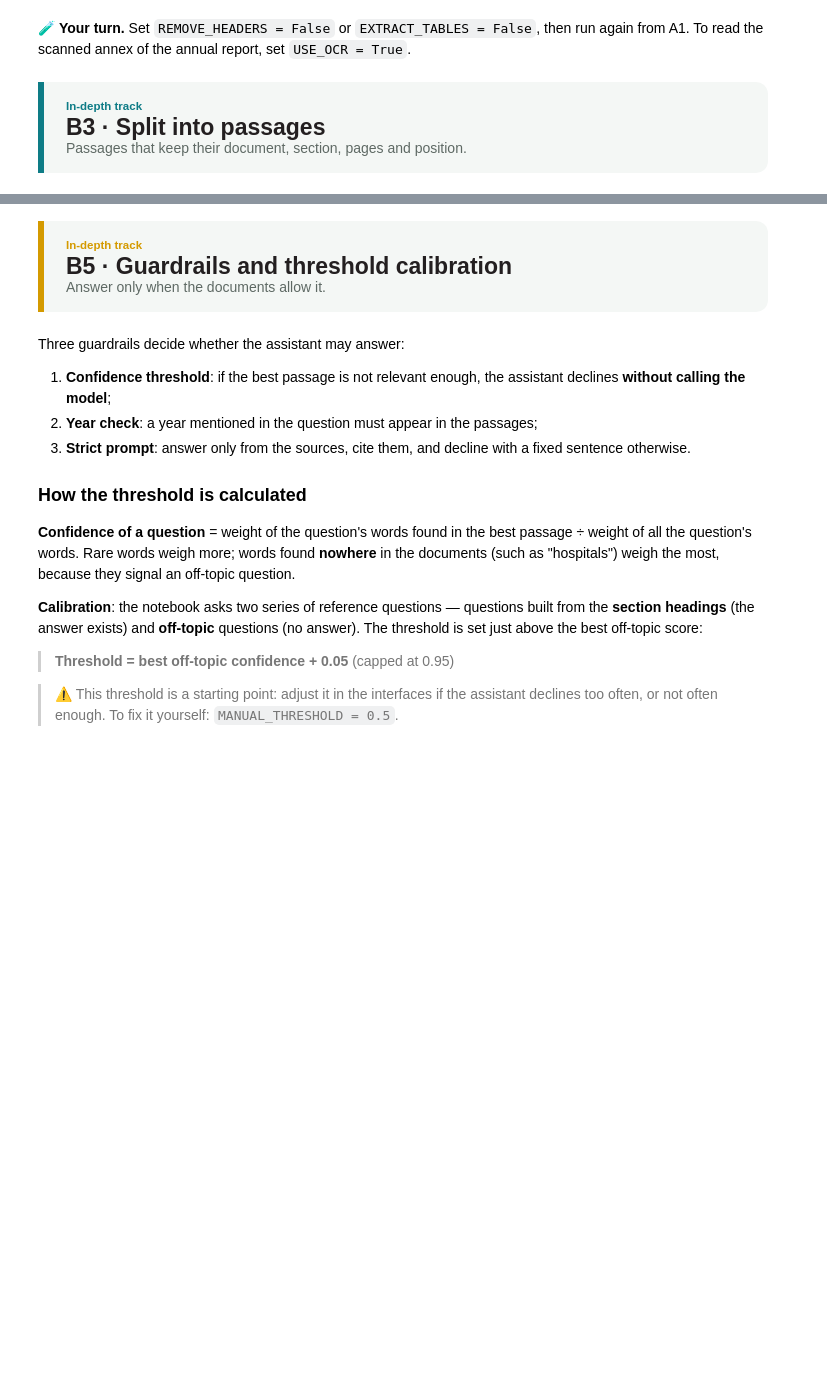
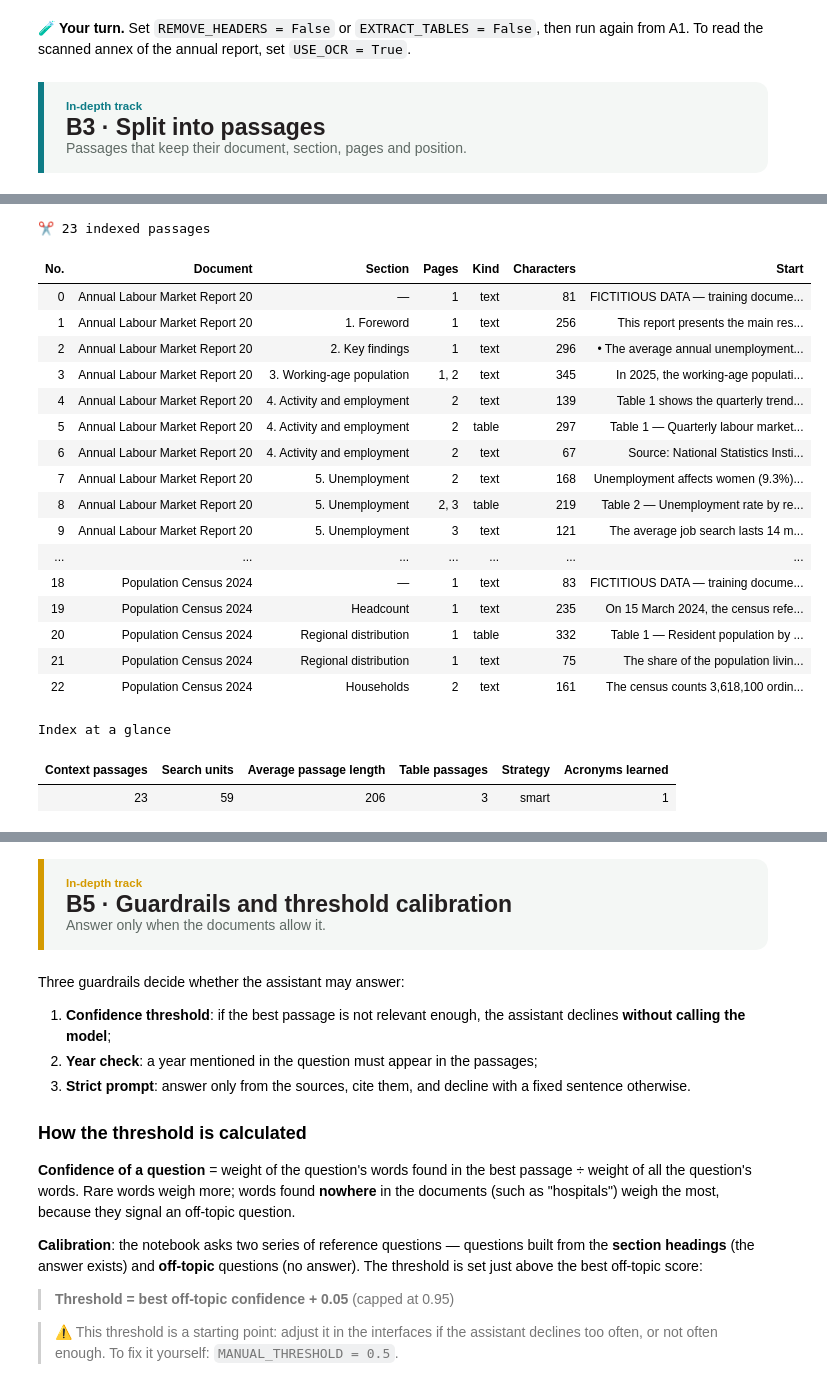
Before and after one commit to datainnov4africa-web/stg17-workshop, a Jupyter notebook: docs/downloads/Day1/1430_hands-on-part-1_EN.ipynb, the cells around one changed output, grey strips where cells are left out. Saved outputs shown, nothing was run; the diff lists cells and outputs as text; code cells hidden in the pictures; blank space fills up the shorter version.

```diff
--- a/docs/downloads/Day1/1430_hands-on-part-1_EN.ipynb
+++ b/docs/downloads/Day1/1430_hands-on-part-1_EN.ipynb
@@ -1685,5 +2683,36 @@ A passage never mixes **two documents** or **two sections**. It groups whole sen
 # %%
-show_table(pd.DataFrame([{"No.": p.id, "Document": p.doc, "Section": p.section or "—",
+sample = LIB.passages[:40]
+show_table(pd.DataFrame([{"No.": p.id, "Document": p.doc[:30], "Section": (p.section or "—")[:36],
                           "Pages": ", ".join(map(str, p.pages)), "Kind": p.kind, "Characters": len(p.text),
-                          "Start": _html.escape(p.text[:80].replace(chr(10), " ")) + "…"} for p in LIB.passages]),
-           title=f"✂️ {len(LIB.passages)} indexed passages")
+                          "Start": _html.escape(p.text[:80].replace(chr(10), " ")) + "…"} for p in sample]),
+           title=f"✂️ {len(LIB.passages)} indexed passages",
+           note=("First 40 shown; the full list is exported to passages.csv in part D."
+                 if len(LIB.passages) > 40 else None))
+lengths = [len(p.text) for p in LIB.passages]
+show_table(pd.DataFrame([{"Context passages": len(LIB.passages), "Search units": len(LIB.units),
+                          "Average passage length": int(np.mean(lengths)),
+                          "Table passages": sum(p.kind == "table" for p in LIB.passages),
+                          "Strategy": CHUNK_STRATEGY, "Acronyms learned": len(ACRONYMS)}]),
+           title="Index at a glance")
+# %% [output]
+✂️ 23 indexed passages
+| No. | Document | Section | Pages | Kind | Characters | Start |
+| 0 | Annual Labour Market Report 20 | — | 1 | text | 81 | FICTITIOUS DATA — training docume... |
+| 1 | Annual Labour Market Report 20 | 1. Foreword | 1 | text | 256 | This report presents the main res... |
+| 2 | Annual Labour Market Report 20 | 2. Key findings | 1 | text | 296 | • The average annual unemployment... |
+| 3 | Annual Labour Market Report 20 | 3. Working-age population | 1, 2 | text | 345 | In 2025, the working-age populati... |
+| 4 | Annual Labour Market Report 20 | 4. Activity and employment | 2 | text | 139 | Table 1 shows the quarterly trend... |
+| 5 | Annual Labour Market Report 20 | 4. Activity and employment | 2 | table | 297 | Table 1 — Quarterly labour market... |
+| 6 | Annual Labour Market Report 20 | 4. Activity and employment | 2 | text | 67 | Source: National Statistics Insti... |
+| 7 | Annual Labour Market Report 20 | 5. Unemployment | 2 | text | 168 | Unemployment affects women (9.3%)... |
+| 8 | Annual Labour Market Report 20 | 5. Unemployment | 2, 3 | table | 219 | Table 2 — Unemployment rate by re... |
+| 9 | Annual Labour Market Report 20 | 5. Unemployment | 3 | text | 121 | The average job search lasts 14 m... |
+| ... | ... | ... | ... | ... | ... | ... |
+| 18 | Population Census 2024 | — | 1 | text | 83 | FICTITIOUS DATA — training docume... |
+| 19 | Population Census 2024 | Headcount | 1 | text | 235 | On 15 March 2024, the census refe... |
+| 20 | Population Census 2024 | Regional distribution | 1 | table | 332 | Table 1 — Resident population by ... |
+| 21 | Population Census 2024 | Regional distribution | 1 | text | 75 | The share of the population livin... |
+| 22 | Population Census 2024 | Households | 2 | text | 161 | The census counts 3,618,100 ordin... |
+Index at a glance
+| Context passages | Search units | Average passage length | Table passages | Strategy | Acronyms learned |
+| 23 | 59 | 206 | 3 | smart | 1 |
```
Also changed, not shown: parts of 45 cells of this notebook, 42 other files.
